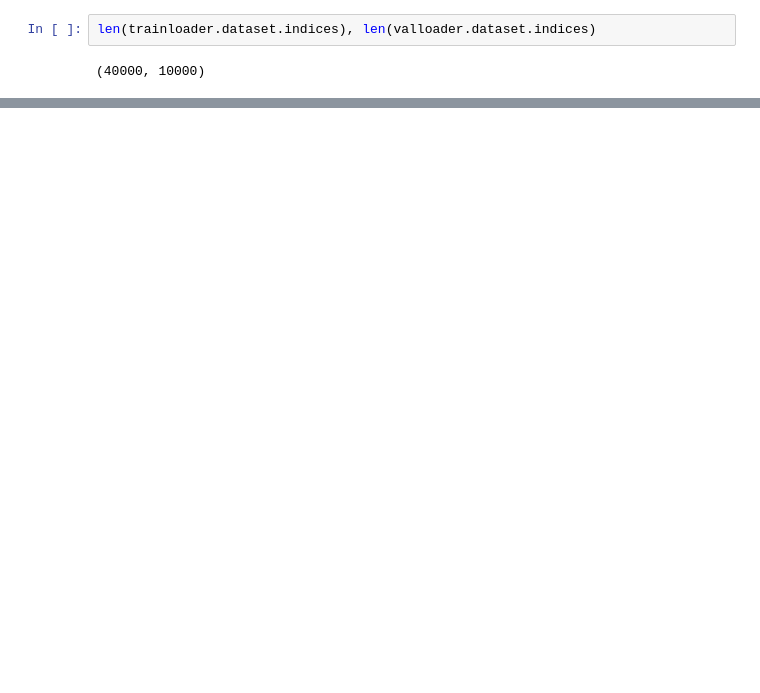
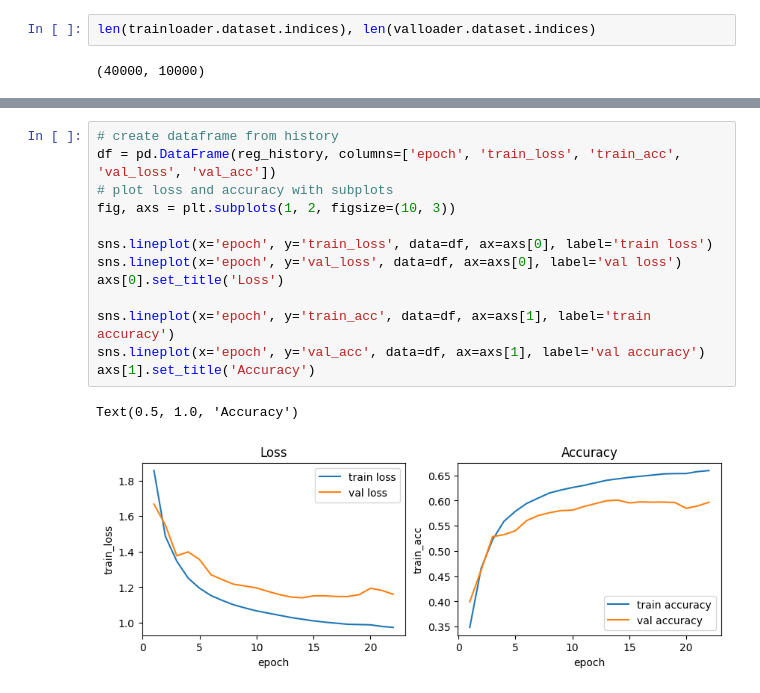
Before and after one commit to vornao/ispr-assignments, a Jupyter notebook: assignment-three/ispr-assignment-3-2.ipynb, the cells around one changed output, grey strips where cells are left out. Drawn from its saved outputs; the diff is of its cells as text; blank space fills up the shorter version.

```diff
--- a/assignment-three/ispr-assignment-3-2.ipynb
+++ b/assignment-three/ispr-assignment-3-2.ipynb
@@ -225,0 +213,16 @@ history = []
+# %%
+# create dataframe from history
+df = pd.DataFrame(reg_history, columns=['epoch', 'train_loss', 'train_acc', 'val_loss', 'val_acc'])
+# plot loss and accuracy with subplots
+fig, axs = plt.subplots(1, 2, figsize=(10, 3))
+
+sns.lineplot(x='epoch', y='train_loss', data=df, ax=axs[0], label='train loss')
+sns.lineplot(x='epoch', y='val_loss', data=df, ax=axs[0], label='val loss')
+axs[0].set_title('Loss')
+
+sns.lineplot(x='epoch', y='train_acc', data=df, ax=axs[1], label='train accuracy')
+sns.lineplot(x='epoch', y='val_acc', data=df, ax=axs[1], label='val accuracy')
+axs[1].set_title('Accuracy')
+# %% [output]
+Text(0.5, 1.0, 'Accuracy')
+[figure, added]
```
Also changed, not shown: parts of 59 cells of this notebook, 2 other files.
